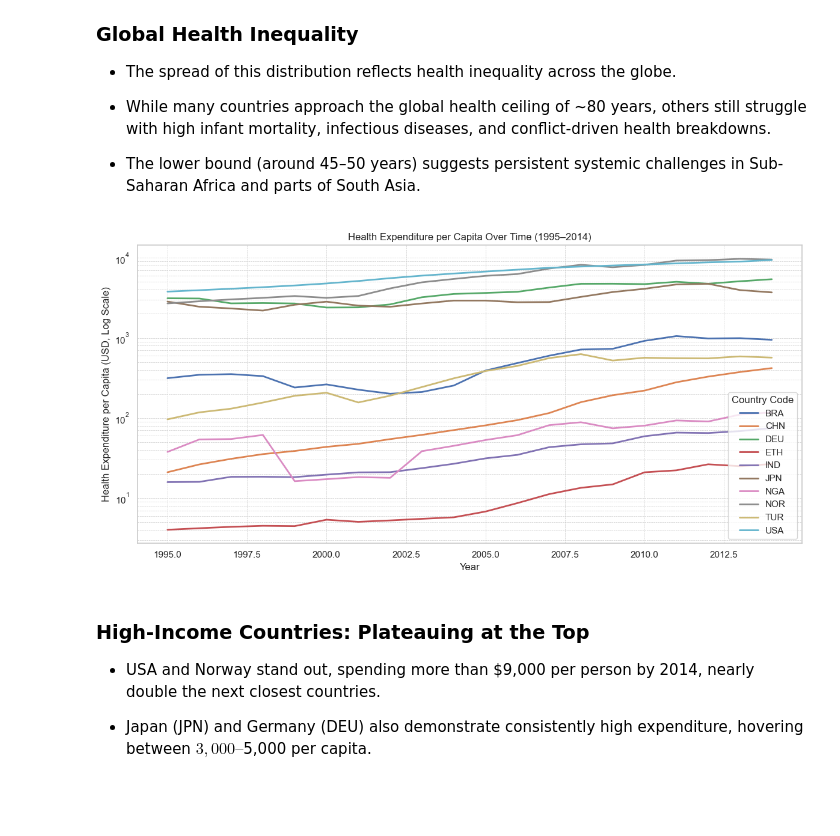
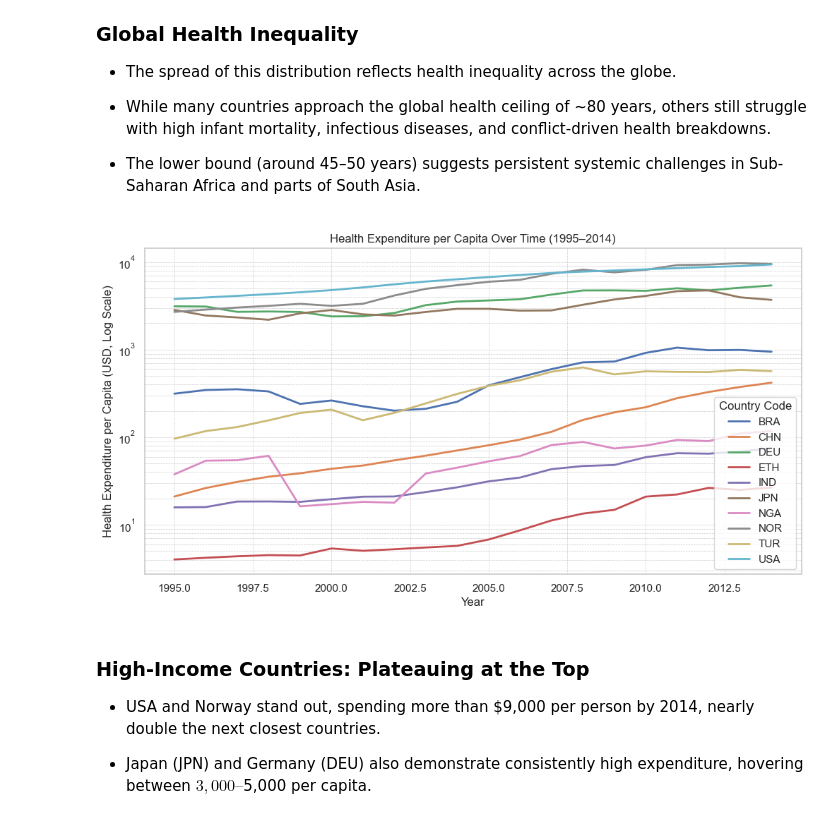
Before and after one commit to AgricolaC/health-vs-wealth-eda, a Jupyter notebook: notebooks/eda_health_vs_life.ipynb, the cells around one changed output. Drawn from its saved outputs; the diff is of its cells as text; code cells hidden in the pictures; blank space fills up the shorter version.

Commit message:
plot saving func

```diff
--- a/notebooks/eda_health_vs_life.ipynb
+++ b/notebooks/eda_health_vs_life.ipynb
@@ -181,24 +182,24 @@ selected = [
 # %%
 df_selected = df[df["Country Code"].isin(selected)]
 
 # Plot health expenditure per capita over time
 plt.figure(figsize=(12, 6))
 sns.lineplot(
     data=df_selected,
     x="Year",
     y="health_exp_per_capita",
     hue="Country Code",
     linewidth=2
 )
 plt.yscale("log")
 plt.title("Health Expenditure per Capita Over Time (1995–2014)")
 plt.xlabel("Year")
 plt.ylabel("Health Expenditure per Capita (USD, Log Scale)")
 plt.grid(True, which="both", linestyle="--", linewidth=0.5)
-plt.tight_layout()
+plt.savefig("../plots/exp_per_capita_over_time.png")
 plt.show()
 # %% [output]
-[figure, old version]
+[figure, new version]
 # %% [markdown]
 ### High-Income Countries: Plateauing at the Top
 
```
Also changed, not shown: parts of 7 cells of this notebook.
